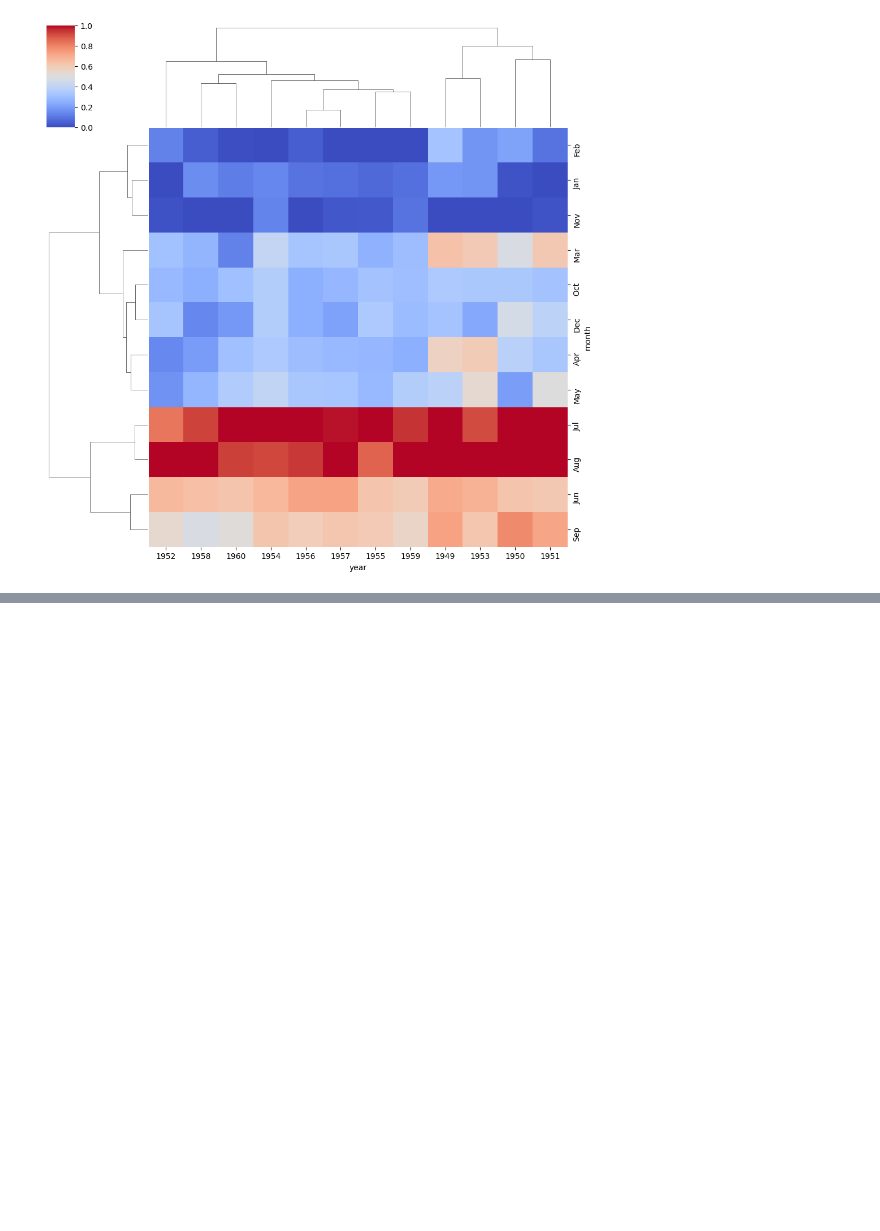
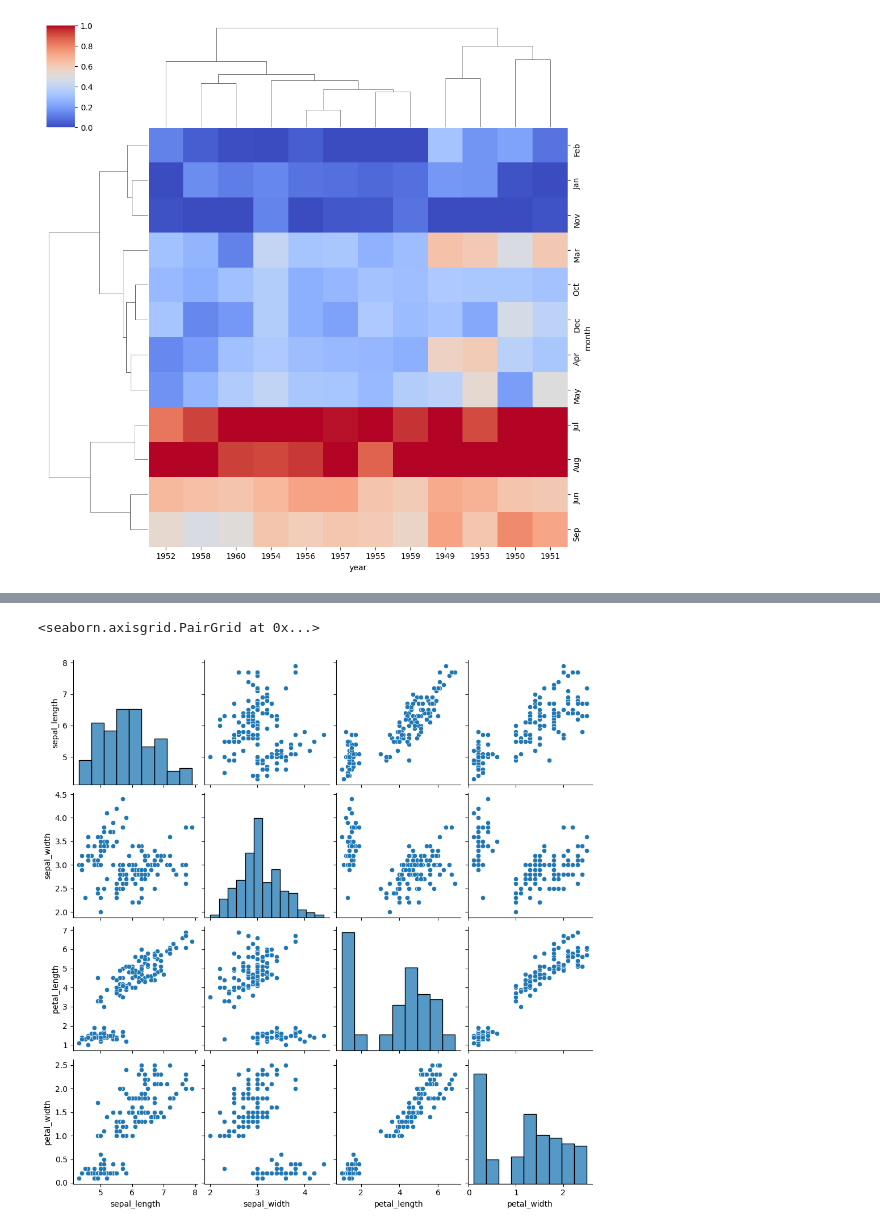
Before and after one commit to fahamin5149/Python-for-DS, a Jupyter notebook: 5-Seaborn/Seaborn.ipynb, the cells around one changed output, grey strips where cells are left out. Cells and saved outputs as stored; diff of their text form; code cells hidden in the pictures; blank space fills up the shorter version.

Commit message:
added grids

```diff
--- a/5-Seaborn/Seaborn.ipynb
+++ b/5-Seaborn/Seaborn.ipynb
@@ -342,0 +345,2 @@ sns.clustermap(fp, cmap='coolwarm', standard_scale=1)
+# %%
+iris= sns.load_dataset('iris')
@@ -342,0 +363,5 @@ sns.clustermap(fp, cmap='coolwarm', standard_scale=1)
+# %%
+sns.pairplot(iris)
+# %% [output]
+<seaborn.axisgrid.PairGrid at 0x...>
+[figure, added]
```
Also changed, not shown: parts of 8 cells of this notebook.
